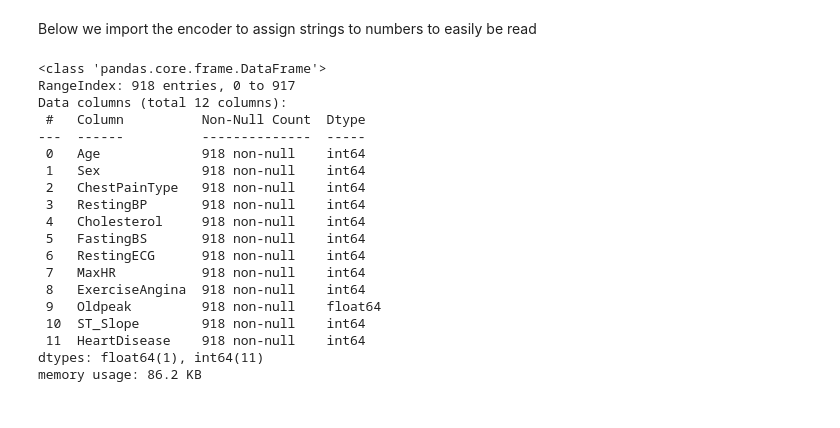
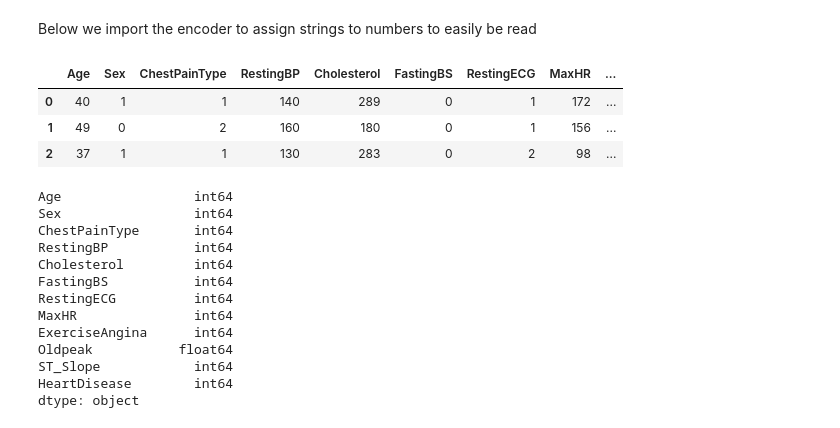
Before and after one commit to ATWIINETIRZAH/DataPath-From-Raw-to-Insights, a Jupyter notebook: Machine_Learning/logistic_reg2.ipynb, the cells around one changed output. Drawn from its saved outputs; the diff is of its cells as text; code cells hidden in the pictures.

```diff
--- a/Machine_Learning/logistic_reg2.ipynb
+++ b/Machine_Learning/logistic_reg2.ipynb
@@ -91,24 +94,26 @@ disease['ST_Slope']=labelencoder.fit_transform(disease['ST_Slope'])
 # %%
 X_train, X_test, y_train, y_test= train_test_split(X,y,test_size=0.2,random_state=42)
 # %%
-disease.info()
+disease.head(3)
+# disease.info()
 # %% [output]
-<class 'pandas.core.frame.DataFrame'>
-RangeIndex: 918 entries, 0 to 917
-Data columns (total 12 columns):
- #   Column          Non-Null Count  Dtype
----  ------          --------------  -----
- 0   Age             918 non-null    int64
- 1   Sex             918 non-null    int64
- 2   ChestPainType   918 non-null    int64
- 3   RestingBP       918 non-null    int64
- 4   Cholesterol     918 non-null    int64
- 5   FastingBS       918 non-null    int64
- 6   RestingECG      918 non-null    int64
- 7   MaxHR           918 non-null    int64
- 8   ExerciseAngina  918 non-null    int64
- 9   Oldpeak         918 non-null    float64
- 10  ST_Slope        918 non-null    int64
- 11  HeartDisease    918 non-null    int64
-dtypes: float64(1), int64(11)
-memory usage: 86.2 KB
+|  | Age | Sex | ChestPainType | RestingBP | Cholesterol | FastingBS | RestingECG | MaxHR | ... |
+| 0 | 40 | 1 | 1 | 140 | 289 | 0 | 1 | 172 | ... |
+| 1 | 49 | 0 | 2 | 160 | 180 | 0 | 1 | 156 | ... |
+| 2 | 37 | 1 | 1 | 130 | 283 | 0 | 2 | 98 | ... |
+# %%
+disease.dtypes
+# %% [output]
+Age                 int64
+Sex                 int64
+ChestPainType       int64
+RestingBP           int64
+Cholesterol         int64
+FastingBS           int64
+RestingECG          int64
+MaxHR               int64
+ExerciseAngina      int64
+Oldpeak           float64
+ST_Slope            int64
+HeartDisease        int64
+dtype: object
```
Also changed, not shown: parts of 9 cells of this notebook.
